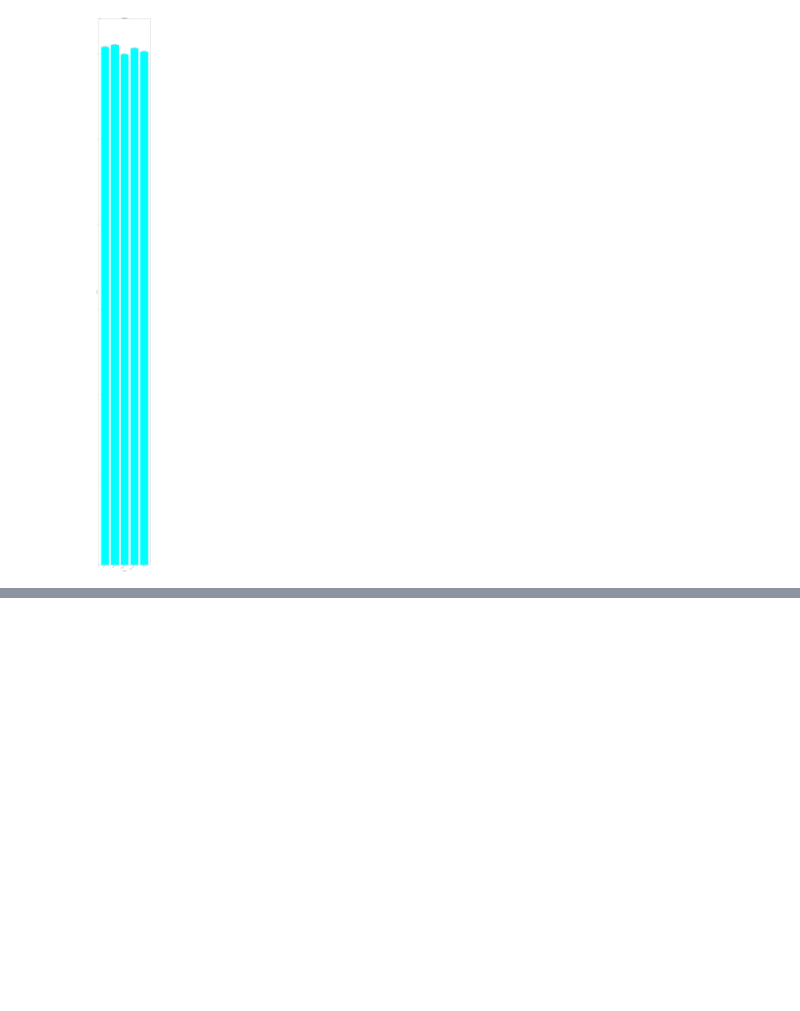
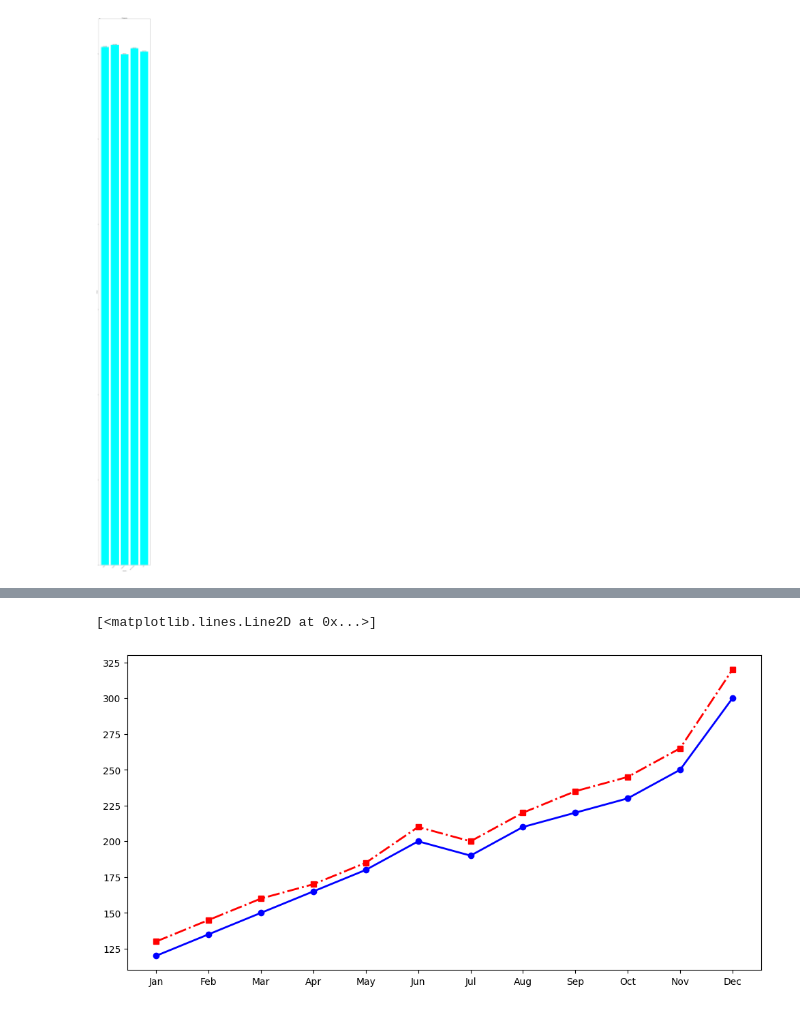
Before and after one commit to Manish-Basnet-09/Data_Science, a Jupyter notebook: Advance_python/Matplotlib/matplotlib.ipynb, the cells around one changed output, grey strips where cells are left out. Saved outputs shown, nothing was run; the diff lists cells and outputs as text; code cells hidden in the pictures; blank space fills up the shorter version.

Commit message:
Matplotlib class and pandas,numpy,fastapi assignment mini project

```diff
--- a/Advance_python/Matplotlib/matplotlib.ipynb
+++ b/Advance_python/Matplotlib/matplotlib.ipynb
@@ -331,0 +344,19 @@ plt.show()
+# %%
+import matplotlib.pyplot as plt
+import pandas as pd
+import numpy as np
+
+# Sample data - Monthly sales over a year
+months = ['Jan', 'Feb', 'Mar', 'Apr', 'May', 'Jun',
+          'Jul', 'Aug', 'Sep', 'Oct', 'Nov', 'Dec']
+sales_2023 = [120, 135, 150, 165, 180, 200,
+              190, 210, 220, 230, 250, 300]
+sales_2024 = [130, 145, 160, 170, 185, 210,
+              200, 220, 235, 245, 265, 320]
+
+plt.figure(figsize=(12, 6))
+plt.plot(months, sales_2023, marker='o', linewidth=2, label='2023 Sales', color='blue')
+plt.plot(months, sales_2024, marker='s', linewidth=2, label='2024 Sales', color='red', linestyle='-.')
+# %% [output]
+[<matplotlib.lines.Line2D at 0x...>]
+[figure, added]
```
Also changed, not shown: parts of 12 cells of this notebook, 5 other files.
